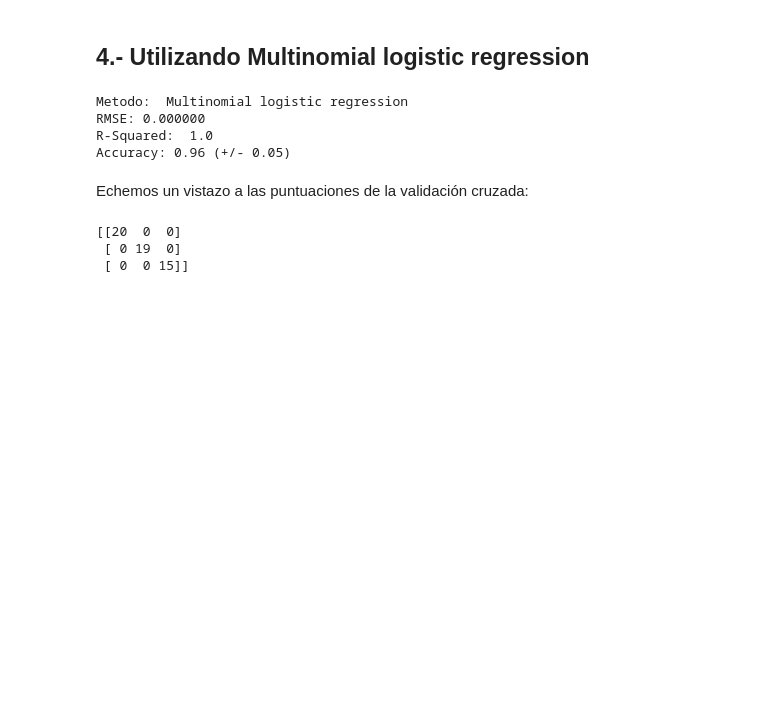
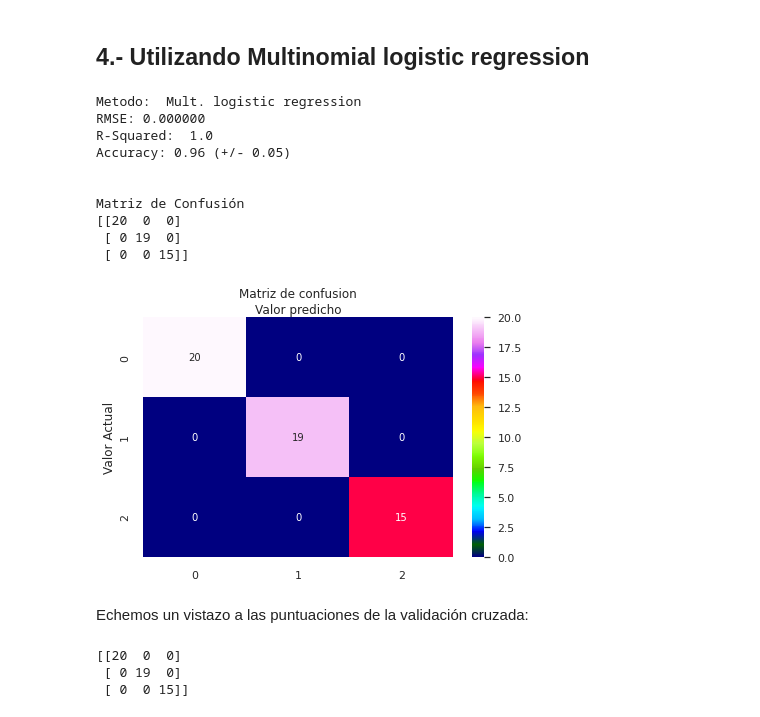
Before and after one commit to JMML2021/Sprint-7.-Algoritmes-d-aprenentatge-supervisat-Classificaci-, a Jupyter notebook: Sprint_7.4_Algoritmes_d’aprenentatge_supervisat_Classificacio.ipynb, the cells around one changed output. Drawn from its saved outputs; the diff is of its cells as text; code cells hidden in the pictures; blank space fills up the shorter version.

```diff
--- a/Sprint_7.4_Algoritmes_d’aprenentatge_supervisat_Classificacio.ipynb
+++ b/Sprint_7.4_Algoritmes_d’aprenentatge_supervisat_Classificacio.ipynb
@@ -442,6 +442,29 @@ def MetricasModelo(metodo, Y_real, Y_calculado, scores):
 
   # Guardo metricas
   metricasEjercicio2.append([metodo, rmse, R_squared, accuracy])
+
+
+  cnf_matrix_SVM = metrics.confusion_matrix(Y_real, Y_calculado)
+
+  print('\n\nMatriz de Confusión')
+  print(cnf_matrix_SVM)
+
+
+  # Creamos la Matriz de Confusion:
+
+  class_names=[0,1] # name  of classes
+  fig, ax = plt.subplots()
+  tick_marks = np.arange(len(class_names))
+  plt.xticks(tick_marks, class_names)
+  plt.yticks(tick_marks, class_names)
+  # create heatmap
+  sns.heatmap(pd.DataFrame(cnf_matrix_SVM), annot=True, cmap="gist_ncar" ,fmt='g')
+  ax.xaxis.set_label_position("top")
+  plt.tight_layout()
+  plt.title('Matriz de confusion', y=1.1)
+  plt.ylabel('Valor Actual')
+  plt.xlabel('Valor predicho')
+  plt.Text(1.5,257.44,'Predicción')
 # %% [markdown]
 ## 1.- SVM Support Vector Machines con Scikit-learn
 # %% [markdown]
@@ -1093,12 +1157,19 @@ y_pred_MLR = log_reg.predict(X_test)
 # %%
 scores_RLM = cross_val_score(log_reg, X_train, y_train, cv=5)
 # %%
-MetricasModelo( 'Multinomial logistic regression', y_test, y_pred_MLR, scores_RLM )
+MetricasModelo( 'Mult. logistic regression', y_test, y_pred_MLR, scores_RLM )
 # %% [output]
-Metodo:  Multinomial logistic regression
+Metodo:  Mult. logistic regression
 RMSE: 0.000000
 R-Squared:  1.0
 Accuracy: 0.96 (+/- 0.05)
+
+
+Matriz de Confusión
+[[20  0  0]
+ [ 0 19  0]
+ [ 0  0 15]]
+[figure, added]
 # %% [markdown]
 Echemos un vistazo a las puntuaciones de la validación cruzada:
 # %%
```
Also changed, not shown: parts of 42 cells of this notebook.
